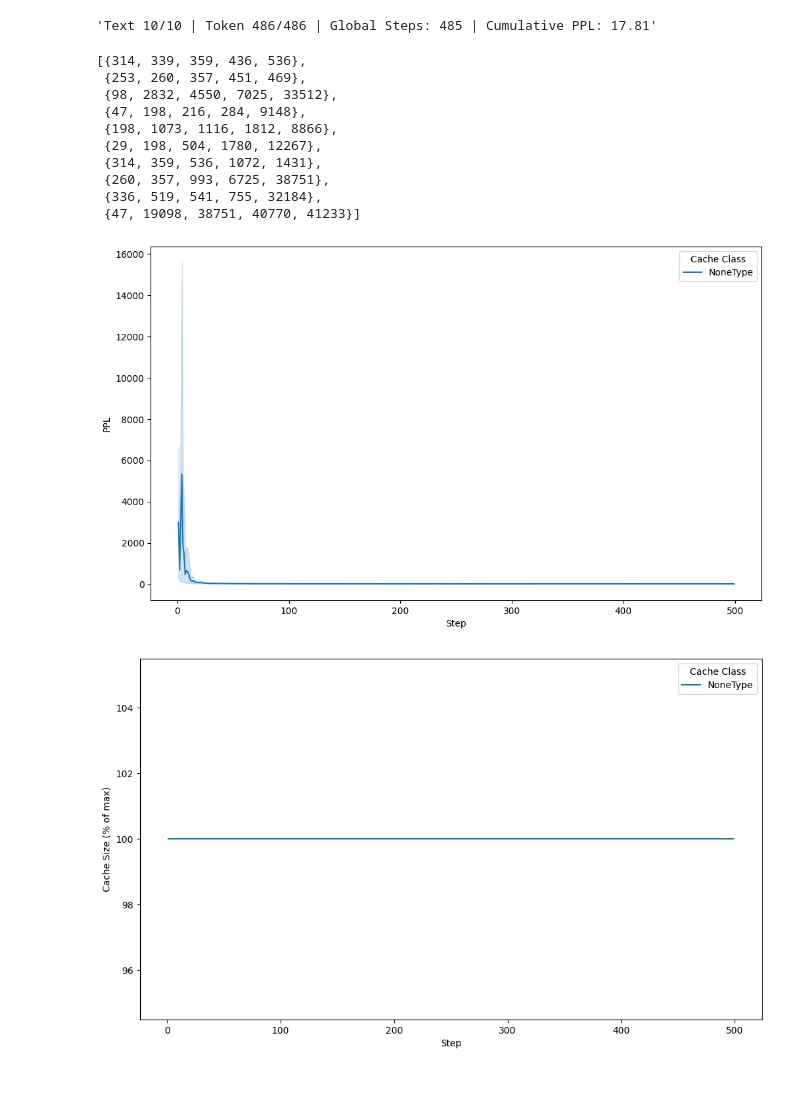
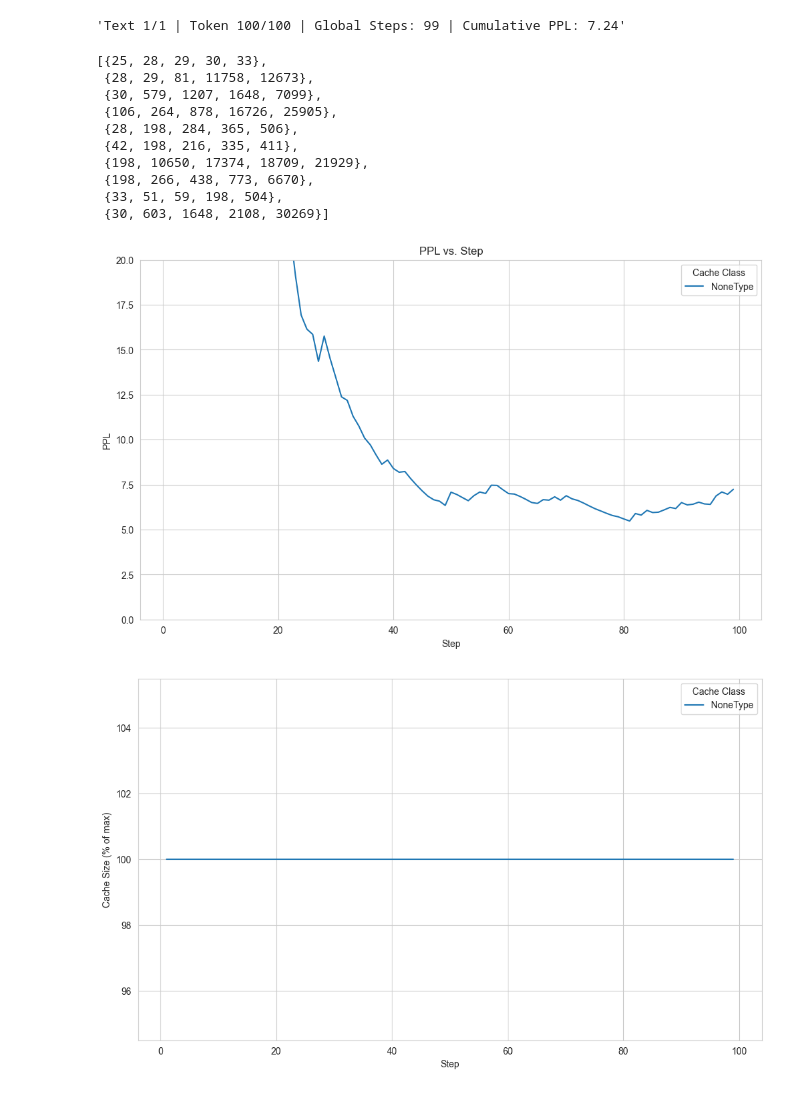
Before and after one commit to ViktorooReps/kv-cache-reduction, a Jupyter notebook: experiment.ipynb, the cells around one changed output. Cells and saved outputs as stored; diff of their text form; code cells hidden in the pictures.

```diff
--- a/experiment.ipynb
+++ b/experiment.ipynb
@@ -24,11 +24,11 @@ import pandas as pd
 
 import seaborn as sns
 
-DEVICE = 'cuda'
+DEVICE = 'mps'
 DTYPE = torch.bfloat16
 FIRST_N = 10000
-SAMPLE_SIZE = 10
-MAX_LENGTH = 500
+SAMPLE_SIZE = 1
+MAX_LENGTH = 100
 PROTECT_FIRST = 20
 # %%
 torch.cuda.is_available()
@@ -151,7 +151,7 @@ def stepwise_perplexity(model, tokenizer, texts, cache_impl, gold: list[set[int]
             top_5 = logits.topk(k=5)[1][0].tolist()
             results.append({
                 "Top 5 Tokens": top_5,
-                "MatchUnordered@5": eval_match_ignored_order(set(top_5), next(gold_iter)) if gold_iter is not None else None,
+                "MatchUnordered@5": eval_match_ignored_order(set(top_5), next(gold_iter)) if gold_iter is not None else 100.0,
                 "PPL": np.exp(total_loss / total_tokens),
                 "Cache Class": cache_class,
                 "Text Idx": text_idx,
@@ -176,10 +176,31 @@ def get_gold(res: list[dict]) -> list[set[int]]:
         collected.append(set(datapoint["Top 5 Tokens"]))
     return collected
 # %%
-def plot(data, target="PPL"):
+def plot(data, target="PPL", ylim=None, rolling_window=None):
+    """
+    Plots the specified target over steps from the given data. Optionally
+    applies a window-based rolling mean to smooth the plot.
+
+    :param data: List of dictionaries or a Pandas DataFrame that must include
+                 columns 'Step', 'Cache Class', and <target>.
+    :param target: The target column to plot (e.g. "PPL").
+    :param ylim: A tuple (min, max) that specifies the y-axis range.
+    :param smoothing_window: Size of the rolling window for smoothing. If set
+                            to None, no smoothing is applied.
+    """
+    df = pd.DataFrame(data)
+
+    # Optionally apply smoothing
+    if rolling_window is not None and rolling_window > 1:
+        df[target] = df.groupby("Cache Class")[target] \
+                       .transform(lambda s: s.rolling(rolling_window, min_periods=1).mean())
+
     plt.figure(figsize=(12, 7))
-    sns.lineplot(y=target, x="Step", data=pd.DataFrame(data), hue="Cache Class")
-    #plt.ylim((0, 40))
+    sns.lineplot(x="Step", y=target, hue="Cache Class", data=df)
+    if ylim:
+        plt.ylim(ylim)
+    plt.title(f"{target} vs. Step" + (f" (Rolling Window = {rolling_window})" if rolling_window else ""))
+    plt.show()
 
 
 def plot_cache(data):
@@ -197,23 +218,23 @@ results, results_cache = stepwise_perplexity(model_hf, tokenizer, texts, cache_i
 gold = get_gold(results)
 gold[:10]
 # %% [output]
-'Text 10/10 | Token 486/486 | Global Steps: 485 | Cumulative PPL: 17.81'
+'Text 1/1 | Token 100/100 | Global Steps: 99 | Cumulative PPL: 7.24'
-[{314, 339, 359, 436, 536},
- {253, 260, 357, 451, 469},
- {98, 2832, 4550, 7025, 33512},
- {47, 198, 216, 284, 9148},
- {198, 1073, 1116, 1812, 8866},
- {29, 198, 504, 1780, 12267},
- {314, 359, 536, 1072, 1431},
- {260, 357, 993, 6725, 38751},
- {336, 519, 541, 755, 32184},
- {47, 19098, 38751, 40770, 41233}]
+[{25, 28, 29, 30, 33},
+ {28, 29, 81, 11758, 12673},
+ {30, 579, 1207, 1648, 7099},
+ {106, 264, 878, 16726, 25905},
+ {28, 198, 284, 365, 506},
+ {42, 198, 216, 335, 411},
+ {198, 10650, 17374, 18709, 21929},
+ {198, 266, 438, 773, 6670},
+ {33, 51, 59, 198, 504},
+ {30, 603, 1648, 2108, 30269}]
 # %%
-plot(results)
+plot(results, ylim=[0, 20])
 plot_cache(results_cache)
 # %% [output]
-[figure, old version]
+[figure, new version]
-[figure, old version]
+[figure, new version]
 # %%
 model_mod = ModifiedLlama.from_pretrained("HuggingFaceTB/SmolLM2-135M", attn_implementation="eager")
 model_mod.eval().to(DEVICE).to(DTYPE)
```
Also changed, not shown: parts of 6 cells of this notebook, 1 other file.
